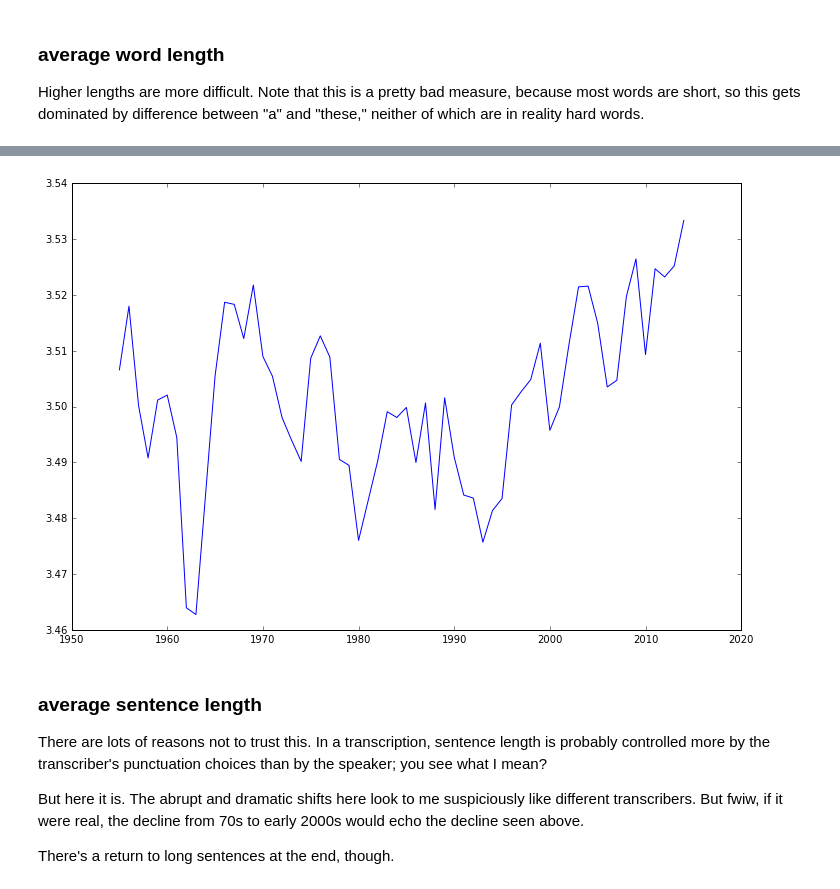
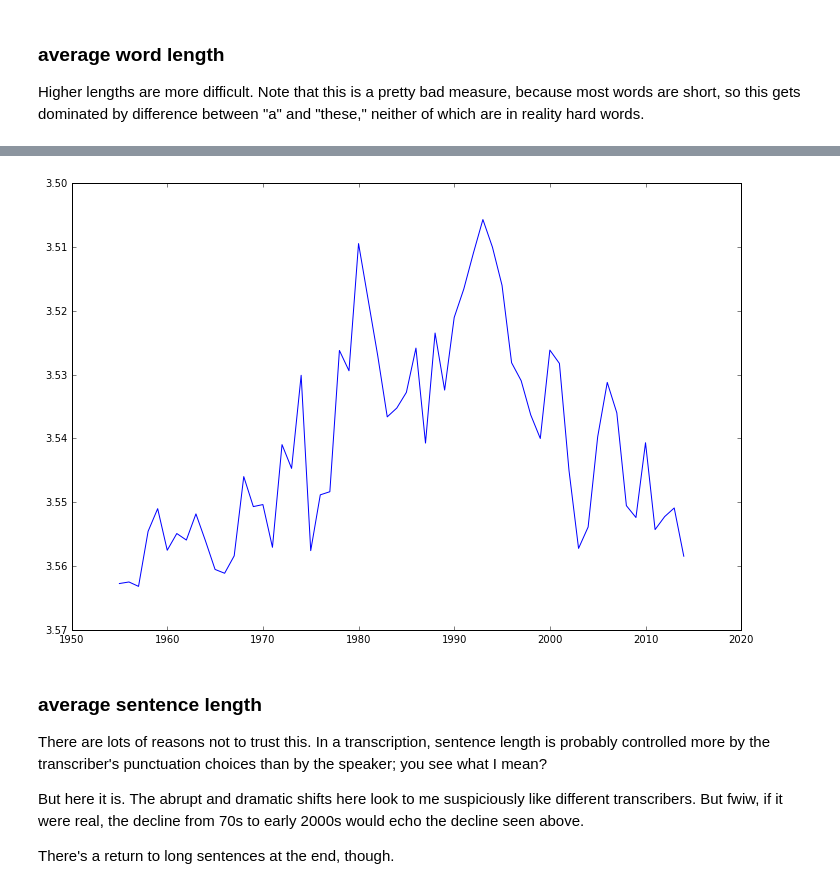
Before and after one commit to tedunderwood/oralarg, a Jupyter notebook: code/readability.ipynb, the cells around one changed output, grey strips where cells are left out. Cells and saved outputs as stored; diff of their text form; code cells hidden in the pictures.

Commit message:
weighted means

```diff
--- a/code/readability.ipynb
+++ b/code/readability.ipynb
@@ -171,13 +168,11 @@ def difficult_word_pct(text):
 # %% [markdown]
 #### a function that measures mean subtlexus frequency
 # %%
-def mean_subtlex(text):
+def mean_subtlex(words):
     global subtlex, large_lexicon
 
-    words = text.split()
     freqs = []
     for w in words:
-        w = w.strip('.,!?)([])-1234567890\"').lower()
         if len(w) > 0 and w in subtlex:
             freqs.append(subtlex[w])
         elif len(w) > 6 and w in large_lexicon:
@@ -291,6 +308,8 @@ for term in range(1955, 2015):
     syllablesperword = []
     threesyllables = []
     subtlexes = []
+    weights = []
+    sentence_counts = []
 
     ctr = 0
     for idx, row in data.iterrows():
@@ -310,11 +329,14 @@ for term in range(1955, 2015):
             cases_used.append(case)
             speakercases.append(speakercase)
 
-        sentences = split_into_sentences(text)
-        sentcount = len(sentences)
+        sentcount, nonproper, count = parse_text(text)
+        # notice that we replace previous count with this more accurate one
+        if count == 0:
+            count = 1
+        weights.append(count)
+        sentence_counts.append(sentcount)
 
-        syllablecount, one_syllable_words, three_or_more_syllables, count = text_syllables(text)
-        # notice that we replace previous count with this more accurate one
+        syllablecount, one_syllable_words, three_or_more_syllables = text_syllables(nonproper)
 
         avg_sent_length = count / (sentcount + 0.01)
         sl.append(avg_sent_length)
@@ -343,25 +365,25 @@ for term in range(1955, 2015):
 
         threesyllables.append(three_or_more_syllables / count)
 
-        subtlexes.append(mean_subtlex(text))
+        subtlexes.append(mean_subtlex(nonproper))
 
 
     # flesch_vals.append(np.mean(flesch))
-    diffmedian = np.median(diffpcts)
+    diffmedian = np.average(diffpcts, weights = weights)
     diff_vals.append(diffmedian)
 
     fogmedian = np.median(fog)
     fog_vals.append(fogmedian)
     smogmedian = np.median(smogs)
     smog_vals.append(smogmedian)
-    wordlength = np.median(wordlens)
+    wordlength = np.average(wordlens, weights = weights)
     wordlen_vals.append(wordlength)
-    sl_vals.append(np.median(sl))
-    flesch_vals.append(np.median(flesches))
-    dalechall_vals.append(np.median(dalechalls))
-    syllable_vals.append(np.median(syllablesperword))
-    threesyll_vals.append(np.median(threesyllables))
-    subtlex_vals.append(np.median(subtlexes))
+    sl_vals.append(np.average(sl, weights = sentence_counts))
+    flesch_vals.append(np.average(flesches, weights = weights))
+    dalechall_vals.append(np.average(dalechalls, weights = weights))
+    syllable_vals.append(np.average(syllablesperword, weights = weights))
+    threesyll_vals.append(np.average(threesyllables, weights = weights))
+    subtlex_vals.append(np.average(subtlexes, weights = weights))
 
     # smog_vals.append(np.median(smogs))
 
@@ -429,9 +451,11 @@ This is a rising curve, but note that higher values are more frequent words, so
 # %%
 fig, ax = plt.subplots(figsize = (12, 8))
 ax.plot(terms, subtlex_vals)
+ax = plt.gca()
+ax.set_ylim(ax.get_ylim()[::-1])
 plt.show()
 # %% [output]
-[figure, old version]
+[figure, new version]
 # %% [markdown]
 ### average sentence length
 
```
Also changed, not shown: parts of 14 cells of this notebook.
